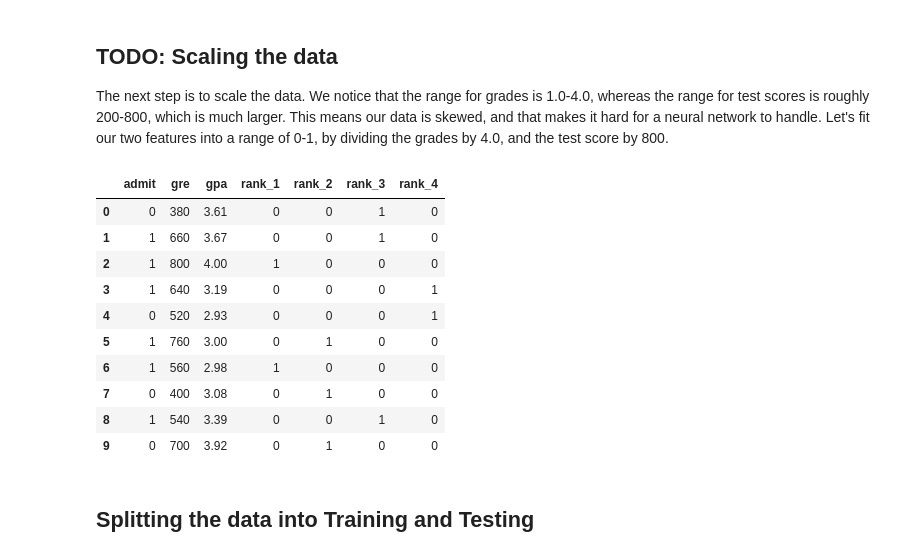
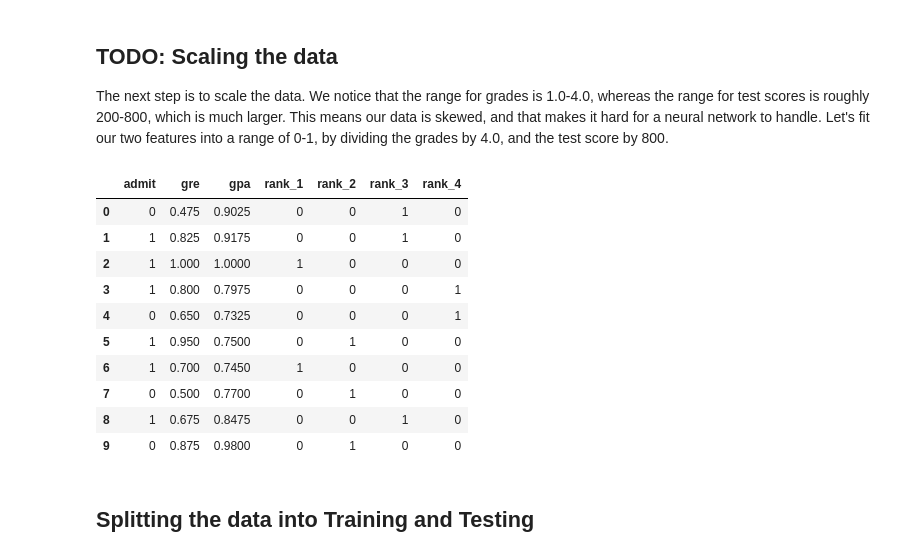
Before and after one commit to rohanmulik/Deep-Learning-Exercises, a Jupyter notebook: Students Admission/StudentAdmissions.ipynb, the cells around one changed output. Drawn from its saved outputs; the diff is of its cells as text; code cells hidden in the pictures.

```diff
--- a/Students Admission/StudentAdmissions.ipynb
+++ b/Students Admission/StudentAdmissions.ipynb
@@ -120,23 +120,24 @@ The next step is to scale the data. We notice that the range for grades is 1.0-4
 # %%
 # Making a copy of our data
 processed_data = one_hot_data[:]
 
 # TODO: Scale the columns
-
+processed_data['gre'] = processed_data['gre']/800
+processed_data['gpa'] = processed_data['gpa']/4.0
 # Printing the first 10 rows of our procesed data
 processed_data[:10]
 # %% [output]
 |  | admit | gre | gpa | rank_1 | rank_2 | rank_3 | rank_4 |
-| 0 | 0 | 380 | 3.61 | 0 | 0 | 1 | 0 |
-| 1 | 1 | 660 | 3.67 | 0 | 0 | 1 | 0 |
-| 2 | 1 | 800 | 4.00 | 1 | 0 | 0 | 0 |
-| 3 | 1 | 640 | 3.19 | 0 | 0 | 0 | 1 |
-| 4 | 0 | 520 | 2.93 | 0 | 0 | 0 | 1 |
-| 5 | 1 | 760 | 3.00 | 0 | 1 | 0 | 0 |
-| 6 | 1 | 560 | 2.98 | 1 | 0 | 0 | 0 |
-| 7 | 0 | 400 | 3.08 | 0 | 1 | 0 | 0 |
-| 8 | 1 | 540 | 3.39 | 0 | 0 | 1 | 0 |
-| 9 | 0 | 700 | 3.92 | 0 | 1 | 0 | 0 |
+| 0 | 0 | 0.475 | 0.9025 | 0 | 0 | 1 | 0 |
+| 1 | 1 | 0.825 | 0.9175 | 0 | 0 | 1 | 0 |
+| 2 | 1 | 1.000 | 1.0000 | 1 | 0 | 0 | 0 |
+| 3 | 1 | 0.800 | 0.7975 | 0 | 0 | 0 | 1 |
+| 4 | 0 | 0.650 | 0.7325 | 0 | 0 | 0 | 1 |
+| 5 | 1 | 0.950 | 0.7500 | 0 | 1 | 0 | 0 |
+| 6 | 1 | 0.700 | 0.7450 | 1 | 0 | 0 | 0 |
+| 7 | 0 | 0.500 | 0.7700 | 0 | 1 | 0 | 0 |
+| 8 | 1 | 0.675 | 0.8475 | 0 | 0 | 1 | 0 |
+| 9 | 0 | 0.875 | 0.9800 | 0 | 1 | 0 | 0 |
 # %% [markdown]
 ## Splitting the data into Training and Testing
 # %% [markdown]
```
Also changed, not shown: parts of 3 cells of this notebook.
